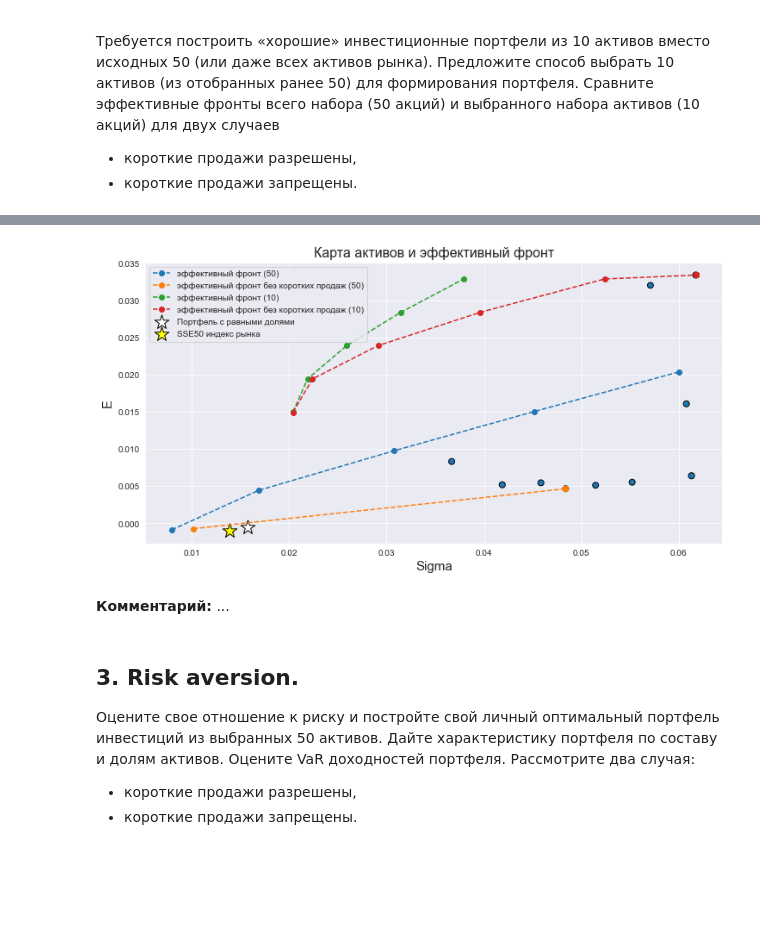
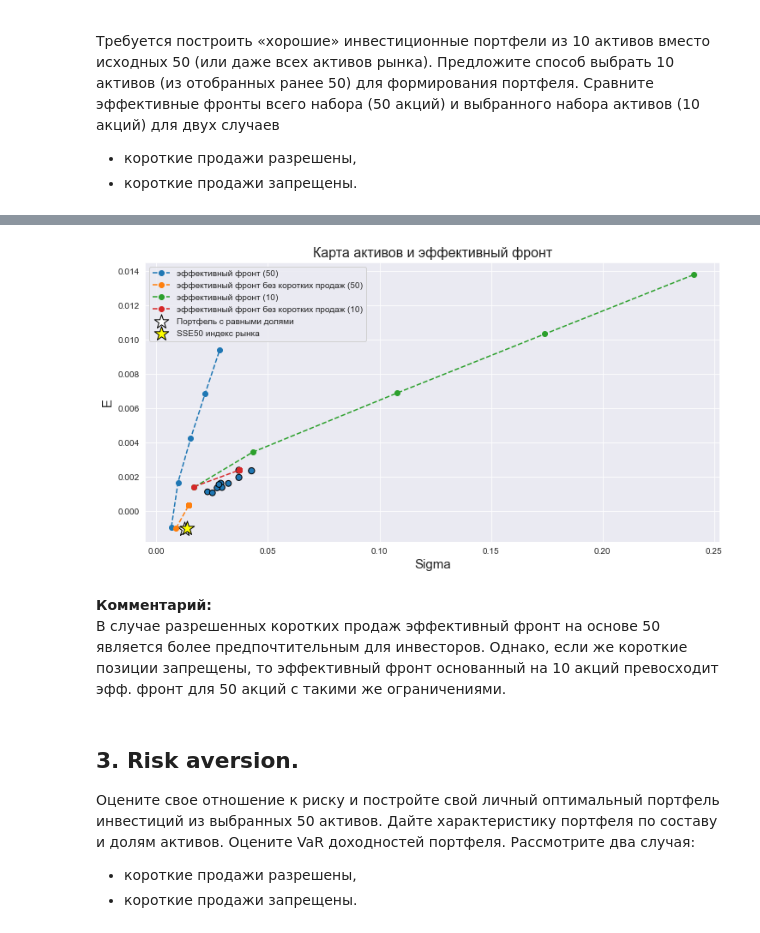
Before and after one commit to CodeSopranos/lab-2-financial-operations, a Jupyter notebook: report.ipynb, the cells around one changed output, grey strips where cells are left out. Saved outputs shown, nothing was run; the diff lists cells and outputs as text; code cells hidden in the pictures; blank space fills up the shorter version.

```diff
--- a/report.ipynb
+++ b/report.ipynb
@@ -206,7 +235,7 @@ X_min_risk_ns = optimize_portfolio(risk_porfolio,
                                    N)
 min_risk_ns = risk_porfolio(X_min_risk_ns, cov_matrix)
 min_risk_preturn_ns = np.dot(X_min_risk_ns, selected50['E'].values)
-target_range = np.linspace(min_risk_preturn_ns, 1, 20)
+target_range = np.linspace(-0.001, 1, 100)
 
 
 for portfolio_return in tqdm_notebook(target_range):
@@ -273,4 +295,10 @@ plt.show()
 # %%
 # способ 2: выбираем 10 самых лучших акций по коэффициенту Шарпа
-selected10 = stock_stat.sort_values(['sharp'], ascending=[False]).iloc[:10]
-r_matrix, mean_vec, cov_matrix = get_return_mean_cov(selected10)
+stock_stat['sharp'] = stock_stat['E'] / (stock_stat['Sigma'])
+selected10 = stock_stat.sort_values(['sharp'], ascending=[ False]).iloc[:25]
+
+sample_return = { }
+for i in tqdm_notebook(range(2000)):
+    selected10 = selected10.sample(10)
+    r_matrix, mean_vec, cov_matrix = get_return_mean_cov(selected10)
+    sample_return[(mean_vec.sum()) / (cov_matrix**2).sum()] = (r_matrix, mean_vec, cov_matrix, selected10)
@@ -280,0 +305,3 @@ r_matrix, mean_vec, cov_matrix = get_return_mean_cov(selected10)
+# %%
+r_matrix, mean_vec, cov_matrix, selected10 = sample_return[max(sample_return.keys())]
+selected10
@@ -315,25 +375,20 @@ for portfolio_return in tqdm_notebook(target_range):
 N = 10
 psigmas10_no_short = []
 preturns10_no_short = []
-bounds = ((0, 1),)
+bounds = ((0,1),)
 
 
+target_range = np.linspace(0, 0.1, 40)
 
-X_min_risk10 = optimize_portfolio(risk_porfolio,
-                                   selected10['E'].values,
-                                   cov_matrix,
-                                   bounds,
-                                   N)
-min_risk10 = risk_porfolio(X_min_risk10, cov_matrix)
-min_risk_preturn10 = np.dot(X_min_risk10, selected10['E'].values)
-target_range = np.linspace(min_risk_preturn10, 0.1, 20)
-
+# Xs_no_short10 = []
+bounds = ((0, 1),)
 for portfolio_return in tqdm_notebook(target_range):
     X_no_short10 = optimize_portfolio(risk_porfolio,
-                           selected10['E'].values,
-                           cov_matrix,
-                           bounds,
-                           N,
-                           target_return=portfolio_return)
+                                       mean_vec,
+                                       cov_matrix,
+                                       bounds,
+                                       N,
+                                       target_return=portfolio_return)
+    Xs_no_short10.append(X_no_short10)
     psigmas10_no_short.append(risk_porfolio(X_no_short10, cov_matrix))
     preturns10_no_short.append(np.dot(X_no_short10, selected10['E'].values))
@@ -340,26 +406,27 @@ for portfolio_return in tqdm_notebook(target_range):
 # %%
 p = 5
-plot_mean_var_map(selected10, title='Карта активов и эффективный фронт')
+plot_mean_var_map(selected10,#.append(selected50),
+                  title='Карта активов и эффективный фронт')
 
 
 plt.plot(psigmas[:p], preturns[:p], 'o--', label='эффективный фронт (50)')
 plt.plot(psigmas_no_short, preturns_no_short, 'o--', label='эффективный фронт без коротких продаж (50)')
 plt.plot(psigmas10[:p], preturns10[:p], 'o--', label='эффективный фронт (10)')
 plt.plot(psigmas10_no_short, preturns10_no_short, 'o--', label='эффективный фронт без коротких продаж (10)')
 
 
 plt.scatter(risk_pequals, return_pequals, c='white',
             marker='*', s=300, label='Портфель с равными долями', edgecolors='black')
 
 plt.scatter(Sigma_sse50, E_sse50, c='yellow',
             marker='*', s=300, label='SSE50 индекс рынка', edgecolors='black')
 
 plt.legend()
 plt.show()
 # %% [output]
-[figure, old version]
+[figure, new version]
-# %% [markdown]
-**Комментарий:** ...
+# %% [markdown]
+**Комментарий:** <br> В случае разрешенных коротких продаж эффективный фронт на основе 50 является более предпочтительным для инвесторов. Однако, если же короткие позиции запрещены, то эффективный фронт основанный на 10 акций превосходит эфф. фронт для 50 акций с такими же ограничениями.
 # %% [markdown]
 ## 3. Risk aversion.
 Оцените свое отношение к риску и постройте свой личный оптимальный портфель инвестиций из выбранных 50 активов. Дайте характеристику портфеля по составу и долям активов. Оцените VaR доходностей портфеля. Рассмотрите два случая:
```
Also changed, not shown: parts of 60 cells of this notebook.
